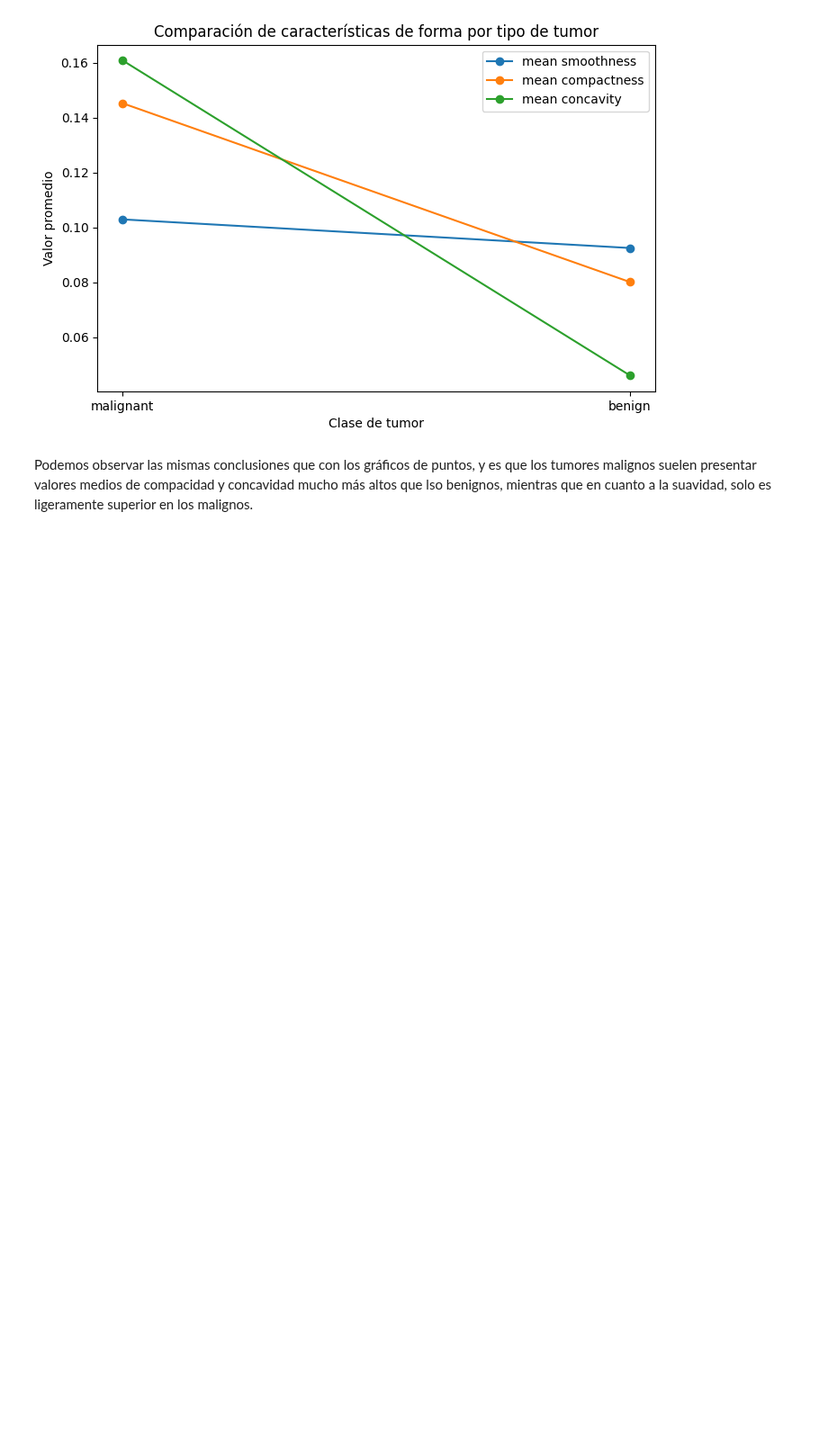
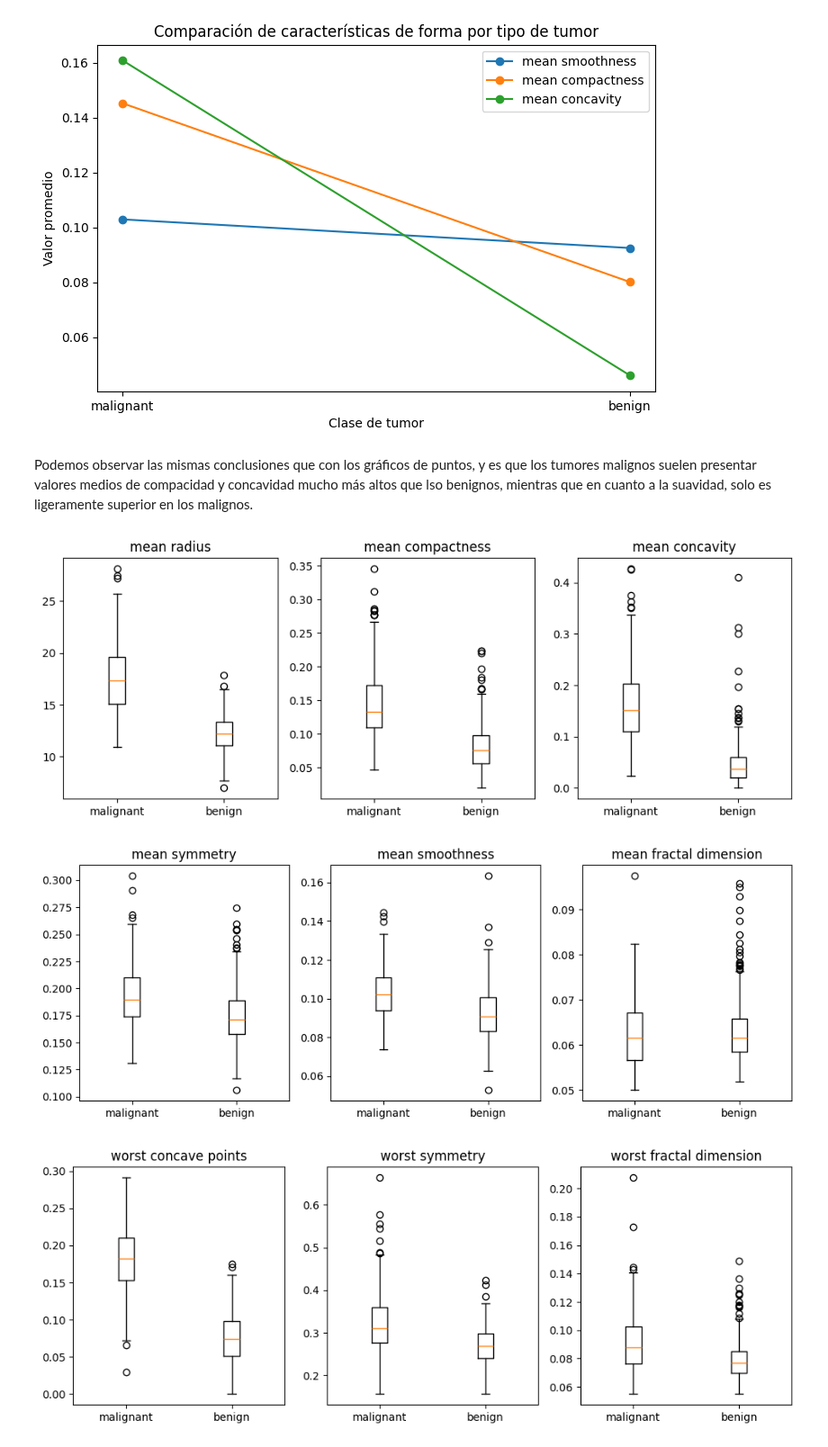
Before and after one commit to carlosgg0/practicas-aprendizaje, a Jupyter notebook: practica1/main.ipynb, the cells around one changed output. Shown at 90% size. Drawn from its saved outputs; the diff is of its cells as text; code cells hidden in the pictures; blank space fills up the shorter version.

```diff
--- a/practica1/main.ipynb
+++ b/practica1/main.ipynb
@@ -147,5 +167,30 @@ plt.legend()
 plt.show()
 # %% [output]
 [figure]
-# %% [markdown]
-Podemos observar las mismas conclusiones que con los gráficos de puntos, y es que los tumores malignos suelen presentar valores medios de compacidad y concavidad mucho más altos que lso benignos, mientras que en cuanto a la suavidad, solo es ligeramente superior en los malignos.
+# %% [markdown]
+Podemos observar las mismas conclusiones que con los gráficos de puntos, y es que los tumores malignos suelen presentar valores medios de compacidad y concavidad mucho más altos que lso benignos, mientras que en cuanto a la suavidad, solo es ligeramente superior en los malignos.
+# %%
+# Boxplots de mean radius, mean compactness, mean concavity
+
+d = [df[df["target"] == i] for i in range(2)]
+
+def box_plots(attr, data):
+    fig, axs = plt.subplots(1, 3, figsize=(12, 4))
+    for i, a in enumerate(attr):
+        axs[i].set_title(a)
+        axs[i].boxplot([data[0][a], data[1][a]], tick_labels=breast_cancer.target_names)
+
+    plt.show()
+
+attr = ["mean radius", "mean compactness", "mean concavity"] #"mean symmetry", "mean smoothness"]
+box_plots(attr, d)
+
+attr = ["mean symmetry", "mean smoothness", "mean fractal dimension"]
+box_plots(attr, d)
+
+attr = ['worst concave points', 'worst symmetry', 'worst fractal dimension']
+box_plots(attr, d)
+# %% [output]
+[figure, added]
+[figure, added]
+[figure, added]
```
Also changed, not shown: parts of 6 cells of this notebook.
